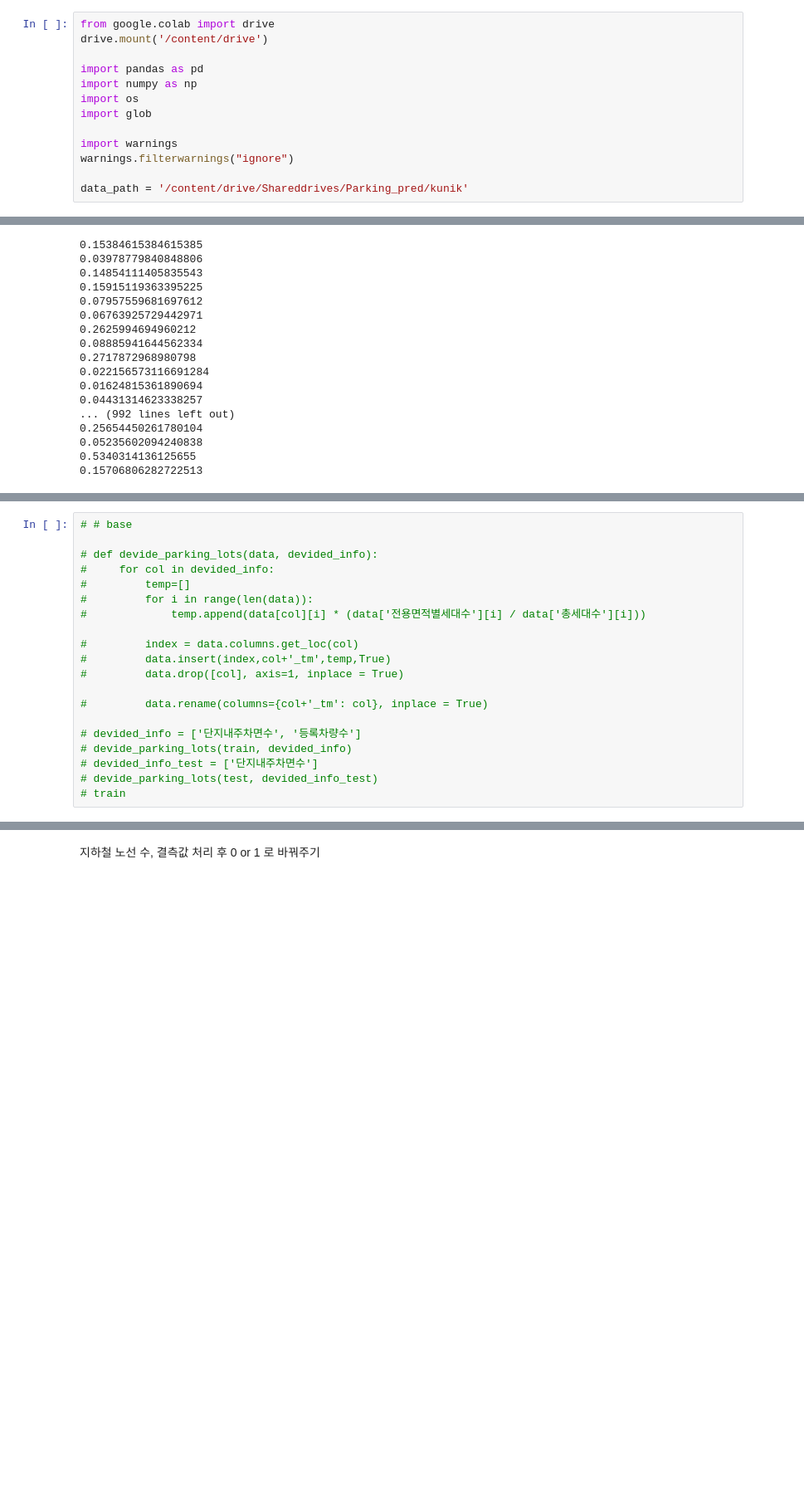
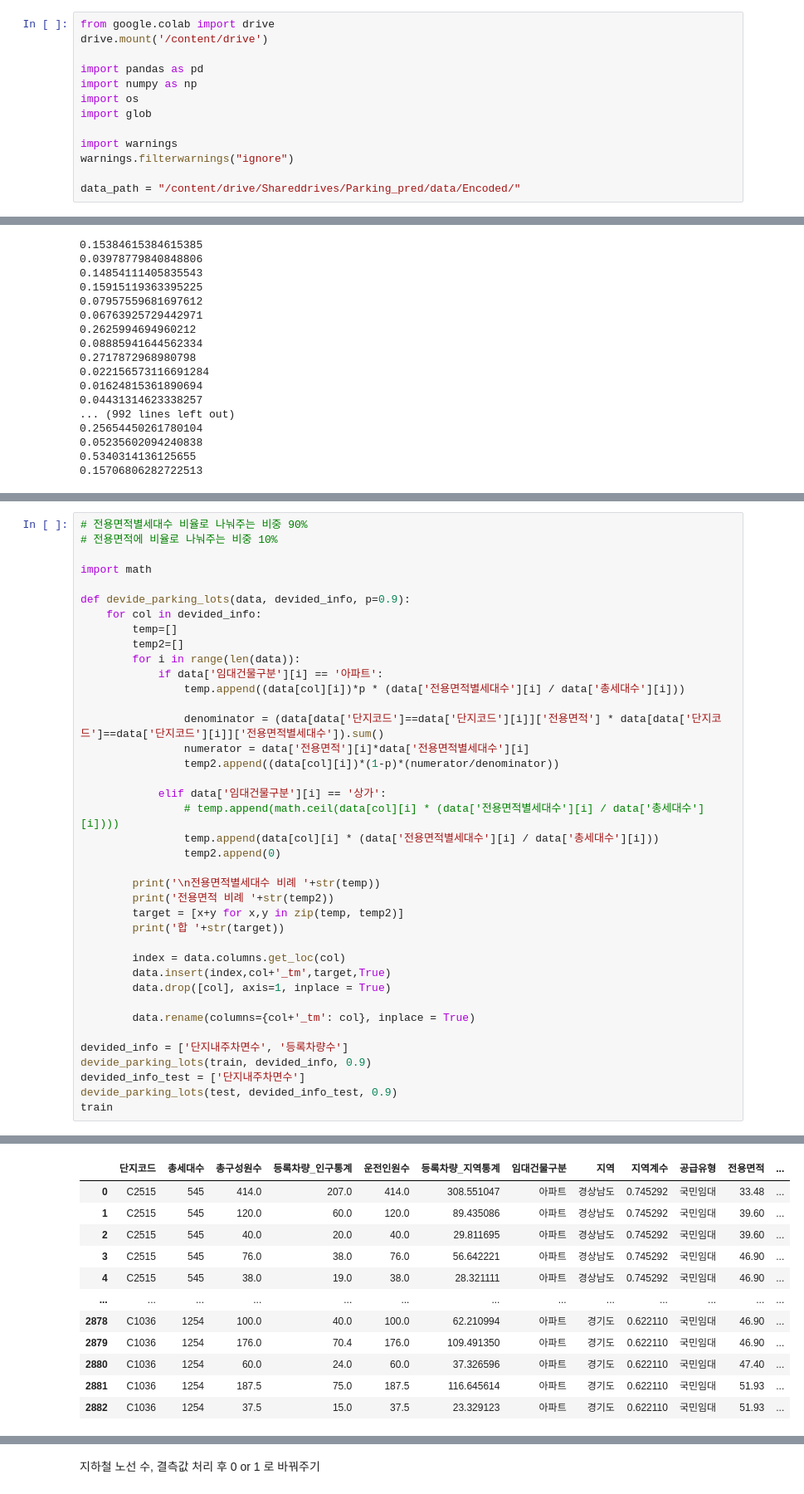
Before and after one commit to gogooma9/-_of_park, a Jupyter notebook: gogooma9/rf.ipynb, the cells around one changed output, grey strips where cells are left out. Shown at 83% size. Drawn from its saved outputs; the diff is of its cells as text; blank space fills up the shorter version.

Commit message:
[RF] Using additional data

```diff
--- a/gogooma9/rf.ipynb
+++ b/gogooma9/rf.ipynb
@@ -10,7 +10,7 @@ import glob
 import warnings
 warnings.filterwarnings("ignore")
 
-data_path = '/content/drive/Shareddrives/Parking_pred/kunik'
+data_path = "/content/drive/Shareddrives/Parking_pred/data/Encoded/"
 # %% [output]
 Mounted at /content/drive
 # %%
@@ -327,20 +582,40 @@ for i in range(len(test)):
 # %%
-# # base
+# 전용면적별세대수 비율로 나눠주는 비중 90%
+# 전용면적에 비율로 나눠주는 비중 10%
 
-# def devide_parking_lots(data, devided_info):
-#     for col in devided_info:
-#         temp=[]
-#         for i in range(len(data)):
-#             temp.append(data[col][i] * (data['전용면적별세대수'][i] / data['총세대수'][i]))
+import math
 
-#         index = data.columns.get_loc(col)
-#         data.insert(index,col+'_tm',temp,True)
-#         data.drop([col], axis=1, inplace = True)
+def devide_parking_lots(data, devided_info, p=0.9):
+    for col in devided_info:
+        temp=[]
+        temp2=[]
+        for i in range(len(data)):
+            if data['임대건물구분'][i] == '아파트':
+                temp.append((data[col][i])*p * (data['전용면적별세대수'][i] / data['총세대수'][i]))
 
-#         data.rename(columns={col+'_tm': col}, inplace = True)
+                denominator = (data[data['단지코드']==data['단지코드'][i]]['전용면적'] * data[data['단지코드']==data['단지코드'][i]]['전용면적별세대수']).sum()
+                numerator = data['전용면적'][i]*data['전용면적별세대수'][i]
+                temp2.append((data[col][i])*(1-p)*(numerator/denominator))
 
-# devided_info = ['단지내주차면수', '등록차량수']
-# devide_parking_lots(train, devided_info)
-# devided_info_test = ['단지내주차면수']
-# devide_parking_lots(test, devided_info_test)
-# train
+            elif data['임대건물구분'][i] == '상가':
+                # temp.append(math.ceil(data[col][i] * (data['전용면적별세대수'][i] / data['총세대수'][i])))
+                temp.append(data[col][i] * (data['전용면적별세대수'][i] / data['총세대수'][i]))
+                temp2.append(0)
+
+        print('\n전용면적별세대수 비례 '+str(temp))
+        print('전용면적 비례 '+str(temp2))
+        target = [x+y for x,y in zip(temp, temp2)]
+        print('합 '+str(target))
+
+        index = data.columns.get_loc(col)
+        data.insert(index,col+'_tm',target,True)
+        data.drop([col], axis=1, inplace = True)
+
+        data.rename(columns={col+'_tm': col}, inplace = True)
+
+devided_info = ['단지내주차면수', '등록차량수']
+devide_parking_lots(train, devided_info, 0.9)
+devided_info_test = ['단지내주차면수']
+devide_parking_lots(test, devided_info_test, 0.9)
+train
+# %% [output]
@@ -346,0 +633,12 @@ for i in range(len(test)):
+|  | 단지코드 | 총세대수 | 총구성원수 | 등록차량_인구통계 | 운전인원수 | 등록차량_지역통계 | 임대건물구분 | 지역 | 지역계수 | 공급유형 | 전용면적 | ... |
+| 0 | C2515 | 545 | 414.0 | 207.0 | 414.0 | 308.551047 | 아파트 | 경상남도 | 0.745292 | 국민임대 | 33.48 | ... |
+| 1 | C2515 | 545 | 120.0 | 60.0 | 120.0 | 89.435086 | 아파트 | 경상남도 | 0.745292 | 국민임대 | 39.60 | ... |
+| 2 | C2515 | 545 | 40.0 | 20.0 | 40.0 | 29.811695 | 아파트 | 경상남도 | 0.745292 | 국민임대 | 39.60 | ... |
+| 3 | C2515 | 545 | 76.0 | 38.0 | 76.0 | 56.642221 | 아파트 | 경상남도 | 0.745292 | 국민임대 | 46.90 | ... |
+| 4 | C2515 | 545 | 38.0 | 19.0 | 38.0 | 28.321111 | 아파트 | 경상남도 | 0.745292 | 국민임대 | 46.90 | ... |
+| ... | ... | ... | ... | ... | ... | ... | ... | ... | ... | ... | ... | ... |
+| 2878 | C1036 | 1254 | 100.0 | 40.0 | 100.0 | 62.210994 | 아파트 | 경기도 | 0.622110 | 국민임대 | 46.90 | ... |
+| 2879 | C1036 | 1254 | 176.0 | 70.4 | 176.0 | 109.491350 | 아파트 | 경기도 | 0.622110 | 국민임대 | 46.90 | ... |
+| 2880 | C1036 | 1254 | 60.0 | 24.0 | 60.0 | 37.326596 | 아파트 | 경기도 | 0.622110 | 국민임대 | 47.40 | ... |
+| 2881 | C1036 | 1254 | 187.5 | 75.0 | 187.5 | 116.645614 | 아파트 | 경기도 | 0.622110 | 국민임대 | 51.93 | ... |
+| 2882 | C1036 | 1254 | 37.5 | 15.0 | 37.5 | 23.329123 | 아파트 | 경기도 | 0.622110 | 국민임대 | 51.93 | ... |
```
Also changed, not shown: parts of 73 cells of this notebook.
